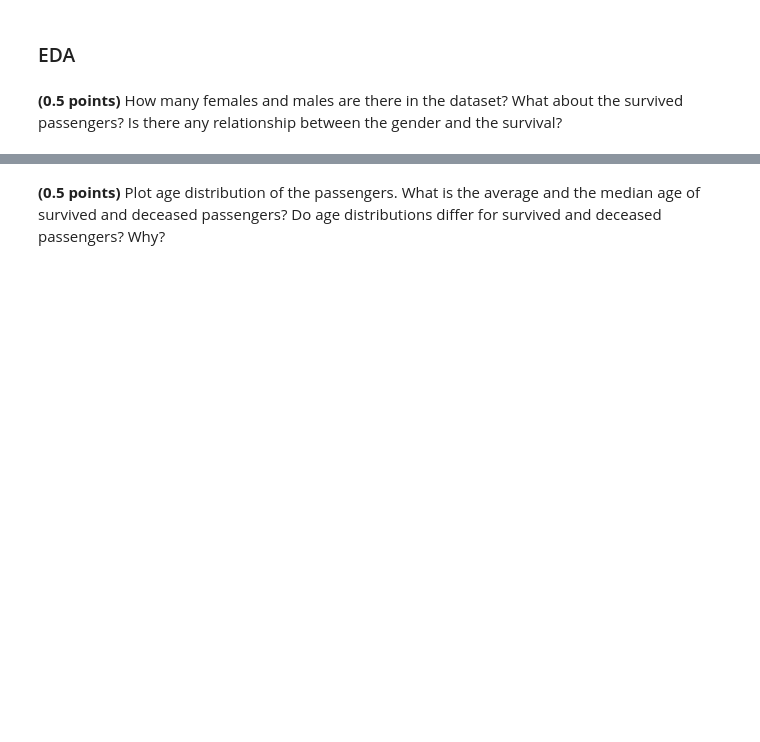
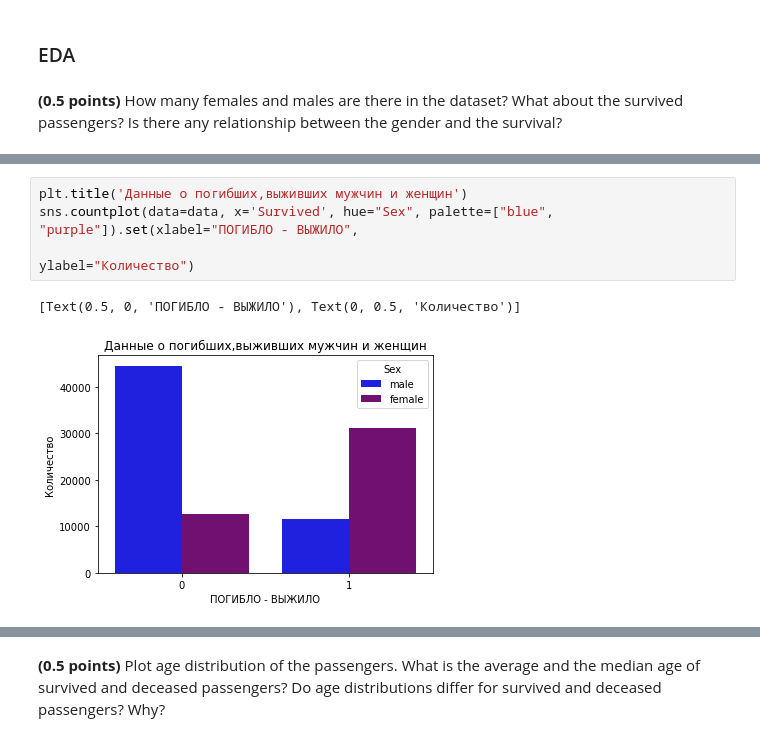
Before and after one commit to githubjeka/ml-intro, a Jupyter notebook: hw_classification.ipynb, the cells around one changed output, grey strips where cells are left out. Drawn from its saved outputs; the diff is of its cells as text; blank space fills up the shorter version.

```diff
--- a/hw_classification.ipynb
+++ b/hw_classification.ipynb
@@ -625,0 +653,7 @@ data.head()
+# %%
+plt.title('Данные о погибших,выживших мужчин и женщин')
+sns.countplot(data=data, x='Survived', hue="Sex", palette=["blue", "purple"]).set(xlabel="ПОГИБЛО - ВЫЖИЛО",
+                                                                                  ylabel="Количество")
+# %% [output]
+[Text(0.5, 0, 'ПОГИБЛО - ВЫЖИЛО'), Text(0, 0.5, 'Количество')]
+[figure, added]
```
Also changed, not shown: parts of 34 cells of this notebook.
